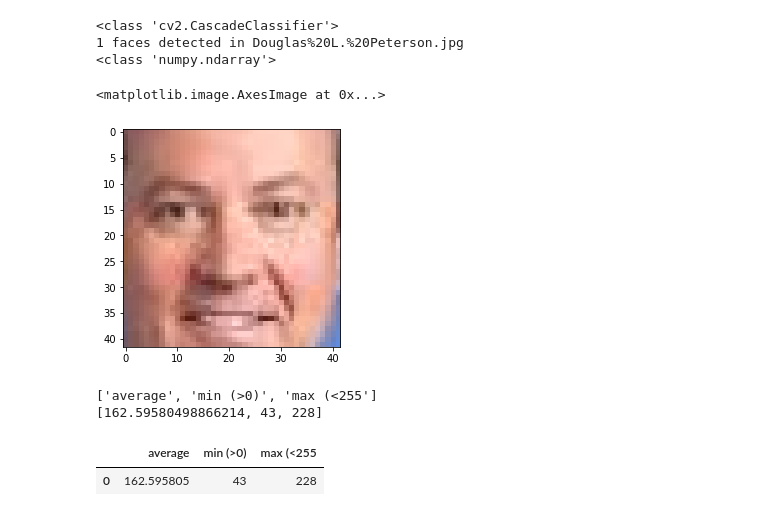
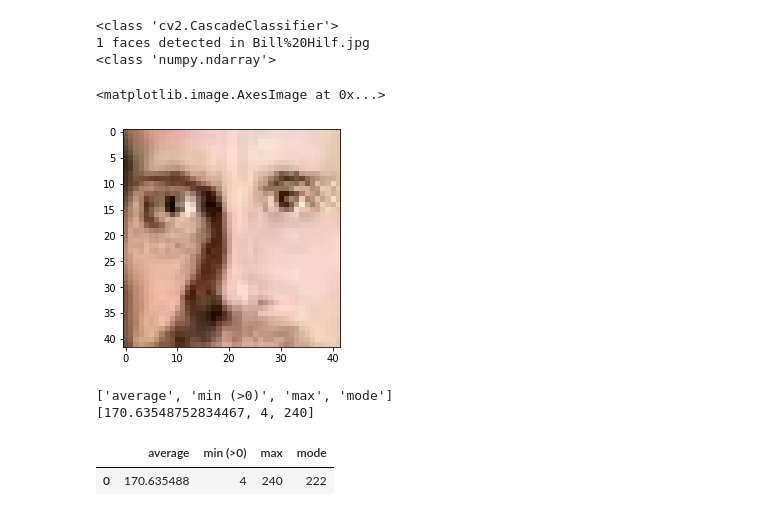
Before and after one commit to vvaynethomas/Colorism-Analysis, a Jupyter notebook: testing_no_skin.ipynb, the cells around one changed output. Saved outputs shown, nothing was run; the diff lists cells and outputs as text; code cells hidden in the pictures.

Commit message:
batch processing function
removed skin detector, added batch processing function to im_proc_functions and added notebook for outputting dataframe of greyscale stats

```diff
--- a/testing_no_skin.ipynb
+++ b/testing_no_skin.ipynb
@@ -19,22 +19,22 @@ plt.imshow(pixels)
 # %%
-test_face_list = im_proc_functions.detect_face(test_image_path)
+test_face_list = im_proc_functions.extract_face(test_image_path)
 # face_list = [item for sublist in [im_proc_functions.detect_face(image_path) for image_path in im_list] for item in sublist]
 test_face = test_face_list[0]
 print(type(test_face))
 image = cv2.cvtColor(test_face, cv2.COLOR_BGR2RGB)
 pixels = np.array(image)
 plt.imshow(pixels)
 # %% [output]
 <class 'cv2.CascadeClassifier'>
-1 faces detected in Douglas%20L.%20Peterson.jpg
+1 faces detected in Bill%20Hilf.jpg
 <class 'numpy.ndarray'>
 <matplotlib.image.AxesImage at 0x...>
-[figure, old version]
+[figure, new version]
 # %%
 test_grey_df = im_proc_functions.add_greyscale_stats(test_face_list)
 test_grey_df
 # %% [output]
-['average', 'min (>0)', 'max (<255']
-[162.59580498866214, 43, 228]
+['average', 'min (>0)', 'max', 'mode']
+[170.63548752834467, 4, 240]
-|  | average | min (>0) | max (<255 |
-| 0 | 162.595805 | 43 | 228 |
+|  | average | min (>0) | max | mode |
+| 0 | 170.635488 | 4 | 240 | 222 |
```
Also changed, not shown: parts of 1 cell of this notebook, 22 other files.
